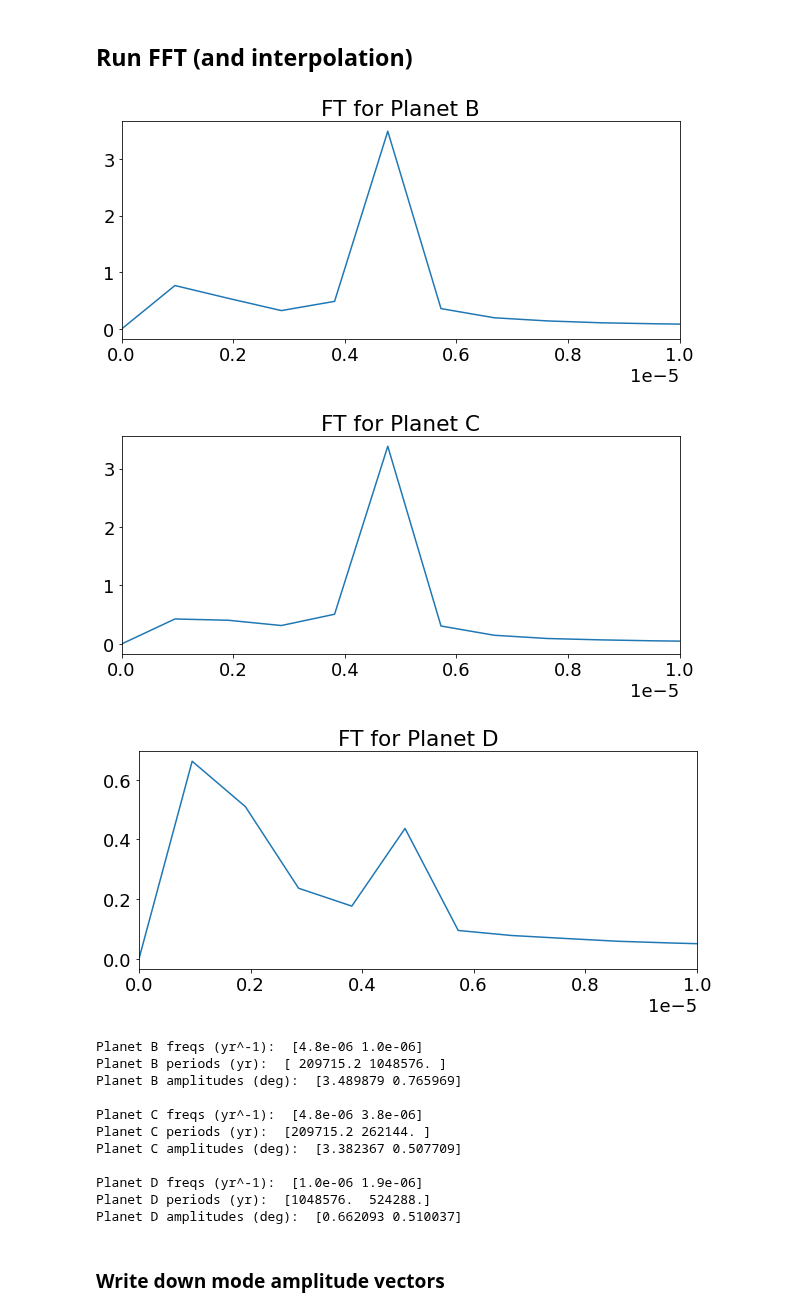
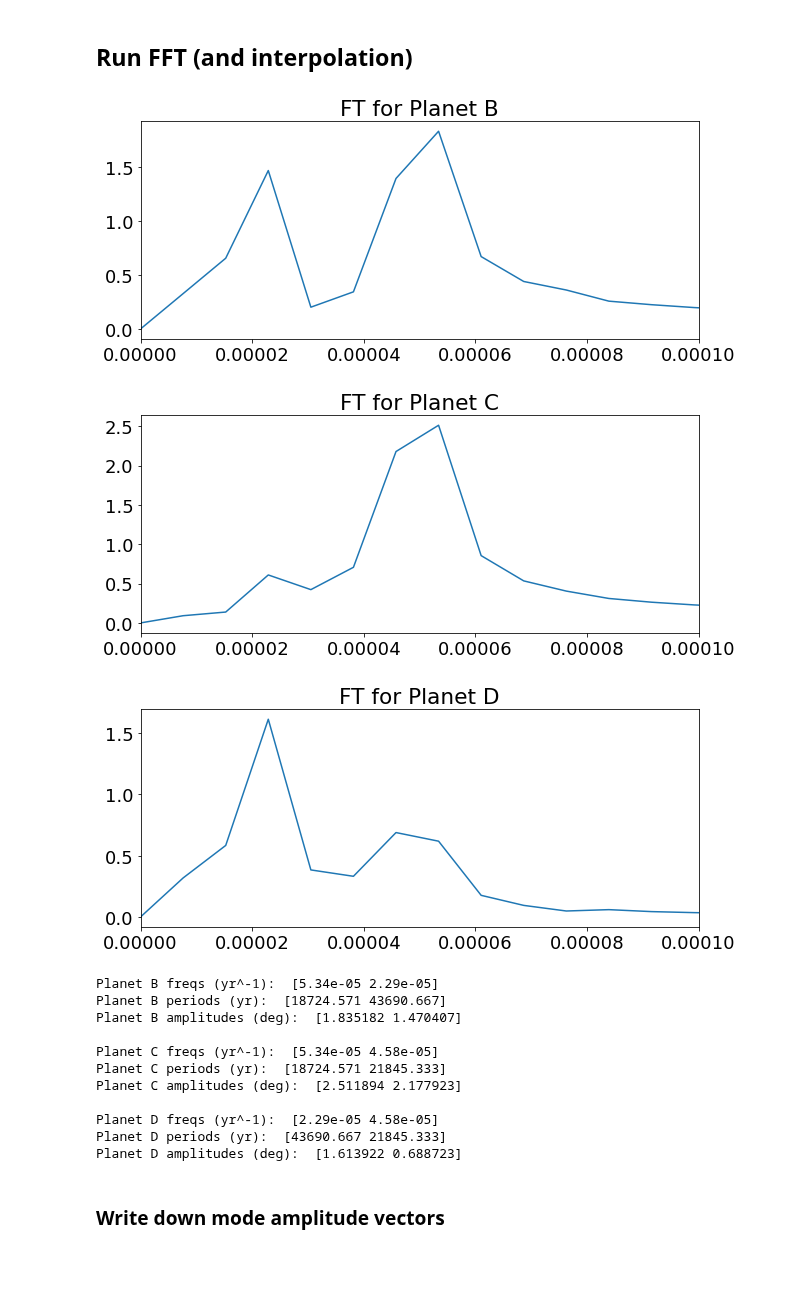
Before and after one commit to Jupiter1994/inc-dynamics, a Jupyter notebook: three_planet/three_planet.ipynb, the cells around one changed output. Drawn from its saved outputs; the diff is of its cells as text; code cells hidden in the pictures; blank space fills up the shorter version.

```diff
--- a/three_planet/three_planet.ipynb
+++ b/three_planet/three_planet.ipynb
@@ -42,2 +39,5 @@ alpha = 1 / 1.9
+# %%
+# set semimajor axis ratio of adjacent planets
+alpha = 1 / 1.3
 # %% [markdown]
 # Rebound simulation
@@ -280,7 +280,7 @@ print(np.abs(mode_amps))
 ## Run sim
 # %%
 tstep = 1
-tmax = 2**21 # end time of integration (yr)
+tmax = 2**20 # end time of integration (yr)
 num_steps = int(tmax / tstep)
 N = num_steps
 N_div_100 = int(N / 100)
@@ -404,7 +404,7 @@ save_figures = False # True if we want to save Re(inc), FTs, and data vs. fit pl
 
 if load_data:
     tstep = 1
-    tmax = 2**20
+    tmax = 2**17
     num_steps = int(tmax / tstep)
     N = num_steps
 
@@ -477,9 +477,7 @@ plt.show()
 ## Run FFT (and interpolation)
 # %%
 ## run FFT
-
-N = tmax
-num_steps = N
+ft_xlim = 10e-5
 
 def quad_fn(coeffs, x):
     '''
@@ -522,7 +520,7 @@ def FFT_freq_amp(incs, planet_name, quad_interp=False):
     # plot FFT result
     plt.figure(figsize=(10,4))
     plt.plot(xf, yf_scaled)
-    plt.xlim(0, 1e-5)
+    plt.xlim(0, ft_xlim)
     plt.title('FT for ' + planet_name)
     plt.show()
 
@@ -563,47 +561,47 @@ use_interp = False
 
 b_freqs = np.zeros([2])
 b_amps = np.zeros([2])
 b_freqs, b_amps = FFT_freq_amp(b_series, 'Planet B', quad_interp=use_interp)
 b_periods = [1/freq for freq in b_freqs] # years
 
 c_freqs = np.zeros([2])
 c_amps = np.zeros([2])
 c_freqs, c_amps = FFT_freq_amp(c_series, 'Planet C', quad_interp=use_interp)
 c_periods = [1/freq for freq in c_freqs] # years
 
 d_freqs = np.zeros([2])
 d_amps = np.zeros([2])
 d_freqs, d_amps = FFT_freq_amp(d_series, 'Planet D', quad_interp=use_interp)
 d_periods = [1/freq for freq in d_freqs] # years
 
 if use_interp:
     print('WITH QUADRATIC INTERPOLATION:')
 print(f'Planet B freqs (yr^-1): ', np.round(b_freqs,7))
 print(f'Planet B periods (yr): ', np.round(b_periods,3))
 print(f'Planet B amplitudes (deg): ', np.round(b_amps,6))
 print()
 print(f'Planet C freqs (yr^-1): ', np.round(c_freqs,7))
 print(f'Planet C periods (yr): ', np.round(c_periods,3))
 print(f'Planet C amplitudes (deg): ', np.round(c_amps,6))
 print()
 print(f'Planet D freqs (yr^-1): ', np.round(d_freqs,7))
 print(f'Planet D periods (yr): ', np.round(d_periods,3))
 print(f'Planet D amplitudes (deg): ', np.round(d_amps,6))
 # %% [output]
-[figure, old version]
+[figure, new version]
-[figure, old version]
+[figure, new version]
-[figure, old version]
+[figure, new version]
-Planet B freqs (yr^-1):  [4.8e-06 1.0e-06]
-Planet B periods (yr):  [ 209715.2 1048576. ]
-Planet B amplitudes (deg):  [3.489879 0.765969]
+Planet B freqs (yr^-1):  [5.34e-05 2.29e-05]
+Planet B periods (yr):  [18724.571 43690.667]
+Planet B amplitudes (deg):  [1.835182 1.470407]
 
-Planet C freqs (yr^-1):  [4.8e-06 3.8e-06]
-Planet C periods (yr):  [209715.2 262144. ]
-Planet C amplitudes (deg):  [3.382367 0.507709]
+Planet C freqs (yr^-1):  [5.34e-05 4.58e-05]
+Planet C periods (yr):  [18724.571 21845.333]
+Planet C amplitudes (deg):  [2.511894 2.177923]
 
-Planet D freqs (yr^-1):  [1.0e-06 1.9e-06]
-Planet D periods (yr):  [1048576.  524288.]
-Planet D amplitudes (deg):  [0.662093 0.510037]
+Planet D freqs (yr^-1):  [2.29e-05 4.58e-05]
+Planet D periods (yr):  [43690.667 21845.333]
+Planet D amplitudes (deg):  [1.613922 0.688723]
 # %% [markdown]
 ### Write down mode amplitude vectors
 # %% [markdown]
```
Also changed, not shown: parts of 18 cells of this notebook.
